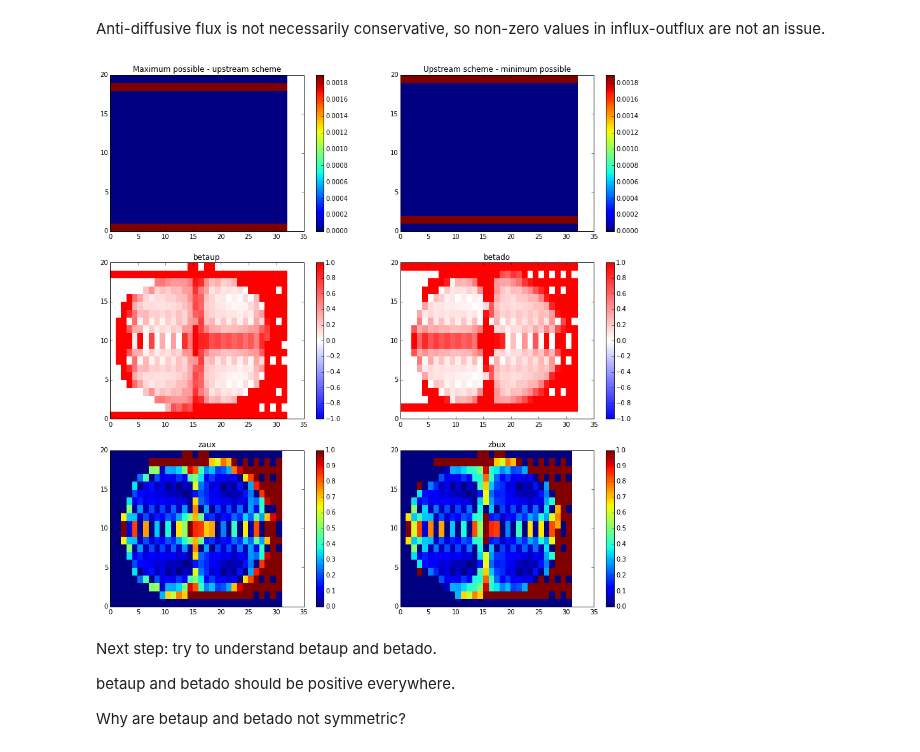
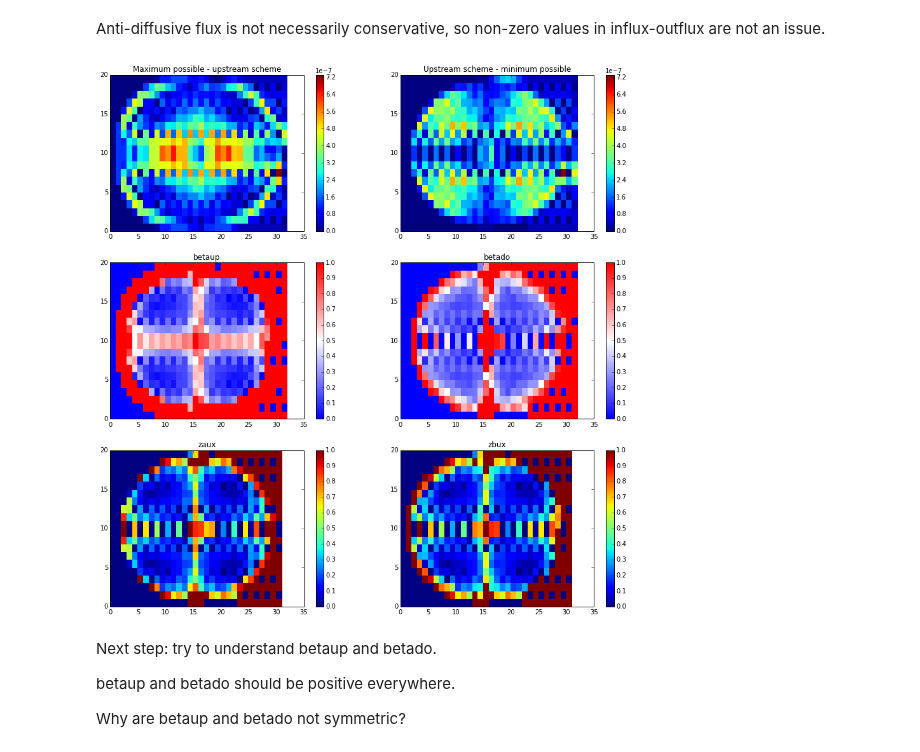
Before and after one commit to UBC-MOAD/pa-th-simple, a Jupyter notebook: prelim-model/Evaluation of 2D TVD - Step 4.ipynb, the cells around one changed output. Saved outputs shown, nothing was run; the diff lists cells and outputs as text; code cells hidden in the pictures.

```diff
--- a/prelim-model/Evaluation of 2D TVD - Step 4.ipynb
+++ b/prelim-model/Evaluation of 2D TVD - Step 4.ipynb
@@ -60,10 +60,10 @@ n_upz_d = sign_uz * (sign_uz + 1)/2
 p_upx = sign_ux * (sign_ux - 1)/2
 n_upx = sign_ux * (sign_ux + 1)/2
 # decide whether to test particulate or dissolved phase
-conc = h
-p_upz = p_upz_p
-n_upz = n_upz_p
-sinkrate = S
+conc = g
+p_upz = p_upz_d
+n_upz = n_upz_d
+sinkrate = 0
 # %%
 # TVD code - check dissolved calculation
 # grid
@@ -132,15 +148,21 @@ Try comparing with the change in concentration based on centred scheme:
 fluxx_cen = np.zeros((nz, nx));         fluxz_cen = np.zeros((nz, nx))
 fluxx_cen[:, 0:nx-1] = 0.5 * ( conc.a[:, 0:nx-1]*ux[:, 0:nx-1] + conc.a[:, 1:nx]*ux[:, 1:nx] )
 fluxz_cen[0:nz-1, :] = 0.5 * ( conc.a[0:nz-1, :]*(sinkrate + uz[0:nz-1, :]) + conc.a[1:nz, :]*(sinkrate + uz[1:nz, :] ))
+# flux at bottom boundary
+fluxz_cen[nz-1, :] = 2*fluxz_cen[nz-2, :] - fluxz_cen[nz-3, :]
 # anti-diffusive flux
 adfx = fluxx_cen - fluxx_up                     # conc*velocity
 adfz = fluxz_cen - fluxz_up
 # plot centred flux, anti-diffusive
-fig, axs = plt.subplots(1,2,figsize=(15,5))
-test = axs[0].pcolormesh(fluxx_cen)
-axs[0].set_title('fluxx - centred scheme')
-cbar = fig.colorbar(test, ax=axs[0])
-test = axs[1].pcolormesh(fluxz_cen)
-axs[1].set_title('fluxz -  centred scheme')
-cbar = fig.colorbar(test, ax=axs[1])
+plt.subplots(1,2,figsize=(15,5))
+plt.subplot(121)
+test = plt.pcolormesh(fluxx_cen)
+plt.title('fluxx - centred scheme')
+plt.colorbar(test)
+plt.gca().invert_yaxis()
+plt.subplot(122)
+test = plt.pcolormesh(fluxz_cen)
+plt.title('fluxz -  centred scheme')
+plt.colorbar(test)
+plt.gca().invert_yaxis()
 # %% [output]
@@ -284,36 +306,36 @@ betado = (tau_up - conc_do) / (fneg*dt + vsmall)
 fig, axs = plt.subplots(3,2,figsize=(15,15))
 
 mesh = axs[0,0].pcolormesh(conc_up - tau_up)
 axs[0,0].set_title('Maximum possible - upstream scheme')
 cbar = fig.colorbar(mesh, ax=axs[0,0])
 
 mesh = axs[0,1].pcolormesh(tau_up - conc_do)
 axs[0,1].set_title('Upstream scheme - minimum possible')
 cbar = fig.colorbar(mesh, ax=axs[0,1])
 
-test = axs[1,0].pcolormesh(betaup, cmap = 'bwr', vmin=-1, vmax=1)
+test = axs[1,0].pcolormesh(betaup, cmap = 'bwr', vmax = 1)
 axs[1,0].set_title('betaup')
 cbar = fig.colorbar(test, ax=axs[1,0])
 
-test = axs[1,1].pcolormesh(betado, cmap = 'bwr', vmin=-1, vmax=1)
+test = axs[1,1].pcolormesh(betado, cmap = 'bwr', vmax=1)
 axs[1,1].set_title('betado')
 cbar = fig.colorbar(test, ax=axs[1,1])
 
 zaux = np.zeros((nz,nx))
 zaux[:,0:nx-1] = np.minimum(np.ones(nx-1),np.minimum(betado[:,:nx-1], betaup[:,1:]))
 mesh = axs[2,0].pcolormesh(zaux[:,:nx-1])
 axs[2,0].set_title('zaux')
 cbar = fig.colorbar(mesh, ax=axs[2,0])
 
 zbux = np.zeros((nz,nx))
 zbux[:,0:nx-1] = np.minimum(np.ones(nx-1),np.minimum(betaup[:,:nx-1], betado[:,1:]))
 mesh = axs[2,1].pcolormesh(zbux[:,:nx-1])
 axs[2,1].set_title('zbux')
 cbar = fig.colorbar(mesh, ax=axs[2,1])
 
 zcux = (0.5 + 0.5*np.sign(adfx))
 # %% [output]
-[figure, old version]
+[figure, new version]
 # %% [markdown]
 Next step: try to understand betaup and betado.
 
```
Also changed, not shown: parts of 9 cells of this notebook.
